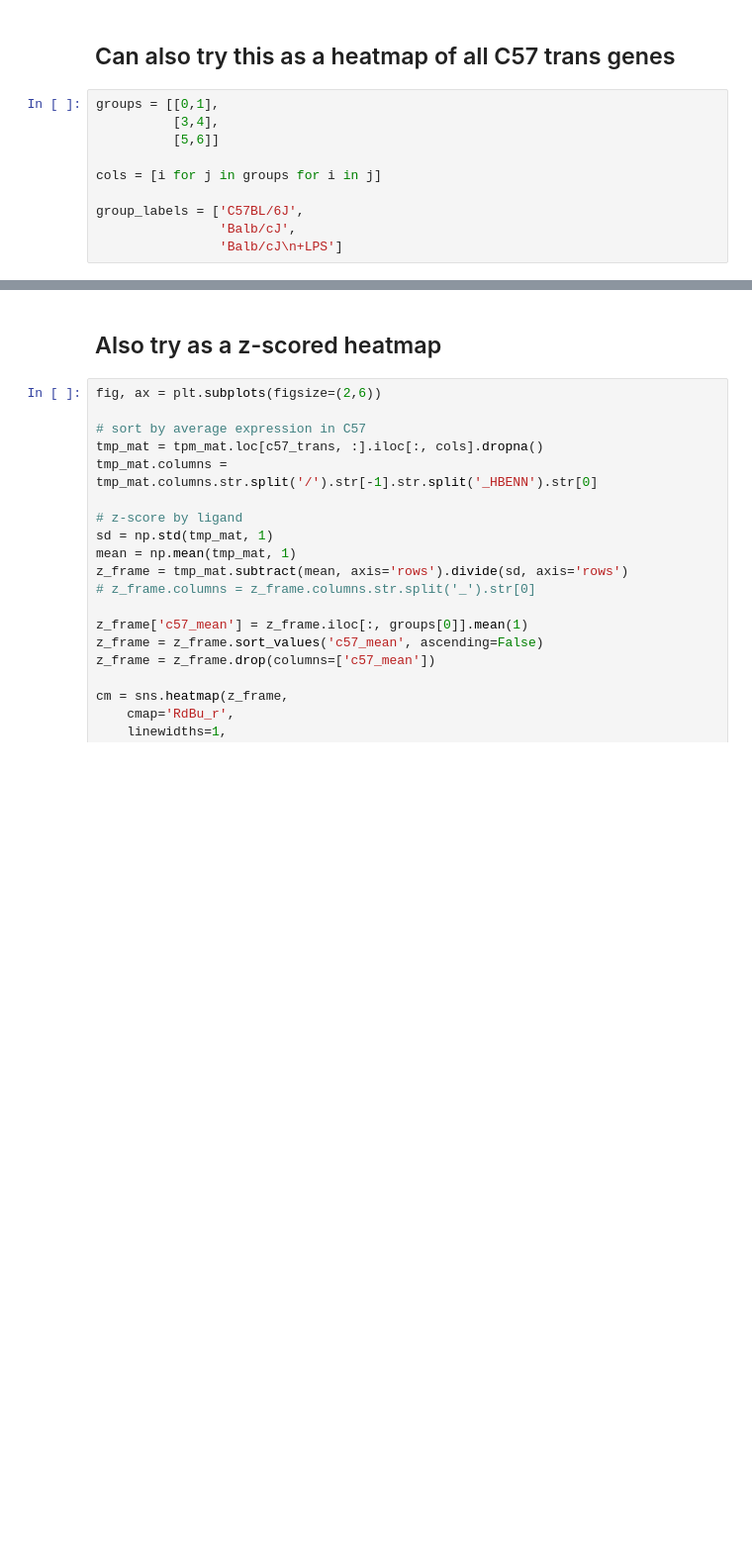
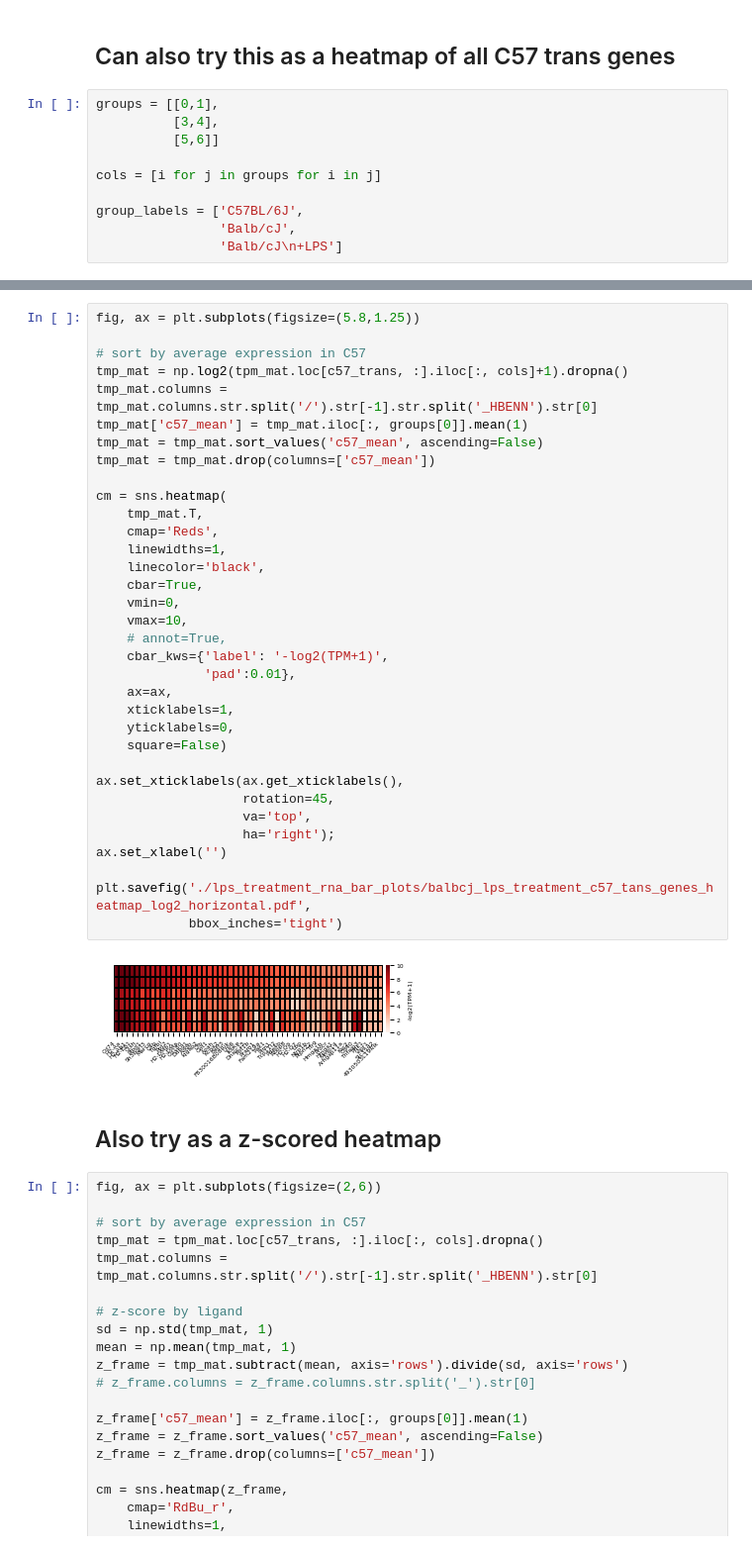
Before and after one commit to HunterBennett/strains_rna, a Jupyter notebook: results/10_Strains_Manuscript_Prep_Figure03_F1_LPS.ipynb, the cells around one changed output, grey strips where cells are left out. Shown: that part at 99% size. Saved outputs shown, nothing was run; the diff lists cells and outputs as text; blank space fills up the shorter version.

```diff
--- a/results/10_Strains_Manuscript_Prep_Figure03_F1_LPS.ipynb
+++ b/results/10_Strains_Manuscript_Prep_Figure03_F1_LPS.ipynb
@@ -308,3 +313,39 @@ plt.savefig('./lps_treatment_rna_bar_plots/balbcj_lps_treatment_c57_tans_genes_h
+# %%
+fig, ax = plt.subplots(figsize=(5.8,1.25))
+
+# sort by average expression in C57
+tmp_mat = np.log2(tpm_mat.loc[c57_trans, :].iloc[:, cols]+1).dropna()
+tmp_mat.columns = tmp_mat.columns.str.split('/').str[-1].str.split('_HBENN').str[0]
+tmp_mat['c57_mean'] = tmp_mat.iloc[:, groups[0]].mean(1)
+tmp_mat = tmp_mat.sort_values('c57_mean', ascending=False)
+tmp_mat = tmp_mat.drop(columns=['c57_mean'])
+
+cm = sns.heatmap(
+    tmp_mat.T,
+    cmap='Reds',
+    linewidths=1,
+    linecolor='black',
+    cbar=True,
+    vmin=0,
+    vmax=10,
+    # annot=True,
+    cbar_kws={'label': '-log2(TPM+1)',
+              'pad':0.01},
+    ax=ax,
+    xticklabels=1,
+    yticklabels=0,
+    square=False)
+
+ax.set_xticklabels(ax.get_xticklabels(),
+                   rotation=45,
+                   va='top',
+                   ha='right');
+ax.set_xlabel('')
+
+plt.savefig('./lps_treatment_rna_bar_plots/balbcj_lps_treatment_c57_tans_genes_heatmap_log2_horizontal.pdf',
+            bbox_inches='tight')
+# %% [output]
+[figure, added]
 # %% [markdown]
 ## Also try as a z-scored heatmap
 # %%
```
Also changed, not shown: parts of 6 cells of this notebook, 12 other files.
